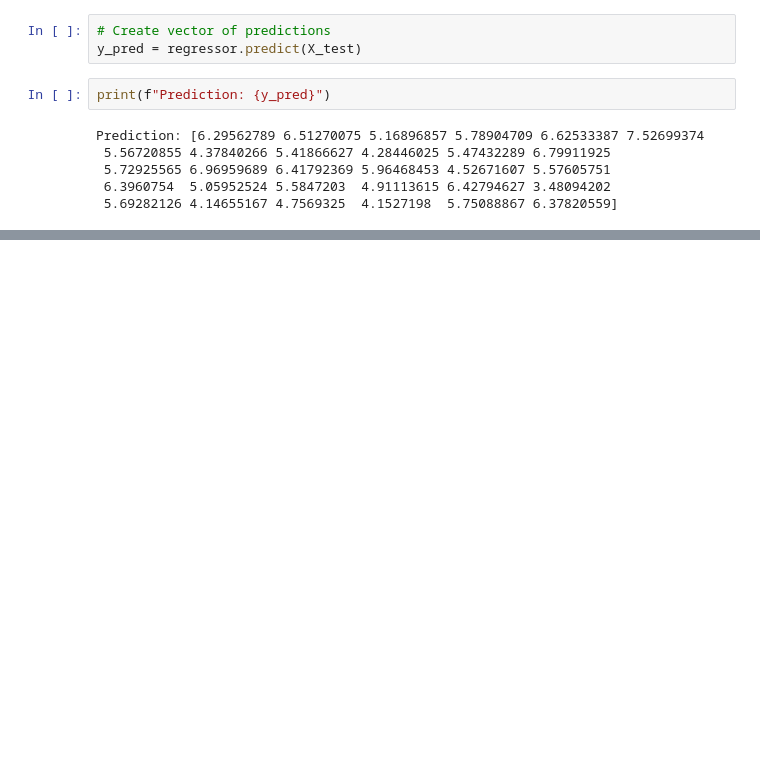
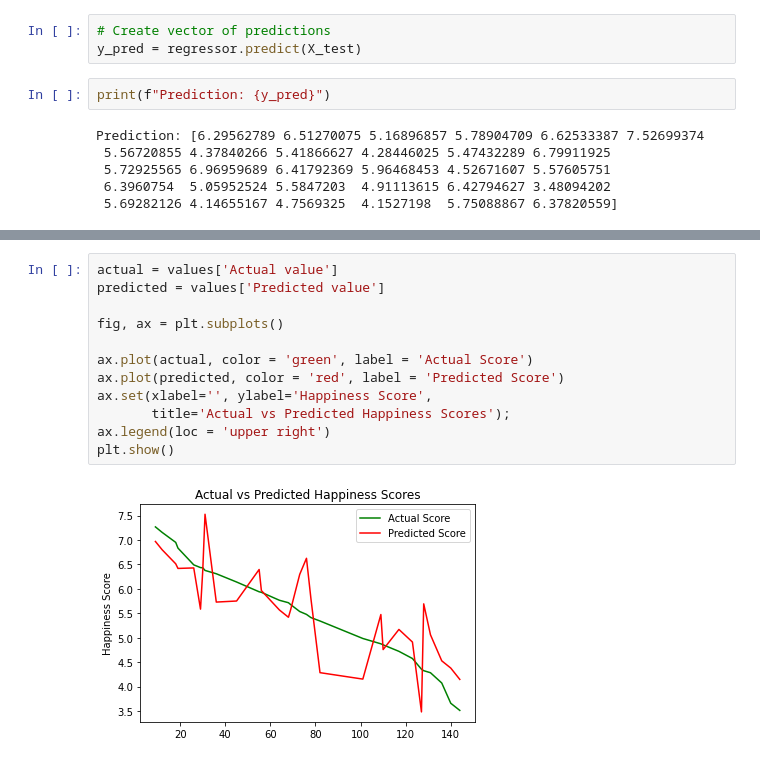
Before and after one commit to Wavelydavely/World_Happiness_Report, a Jupyter notebook: s2model.ipynb, the cells around one changed output, grey strips where cells are left out. Cells and saved outputs as stored; diff of their text form; blank space fills up the shorter version.

```diff
--- a/s2model.ipynb
+++ b/s2model.ipynb
@@ -125,0 +119,14 @@ Root Mean Square Error: 0.6419874335340742
+# %%
+actual = values['Actual value']
+predicted = values['Predicted value']
+
+fig, ax = plt.subplots()
+
+ax.plot(actual, color = 'green', label = 'Actual Score')
+ax.plot(predicted, color = 'red', label = 'Predicted Score')
+ax.set(xlabel='', ylabel='Happiness Score',
+       title='Actual vs Predicted Happiness Scores');
+ax.legend(loc = 'upper right')
+plt.show()
+# %% [output]
+[figure, added]
```
Also changed, not shown: parts of 6 cells of this notebook.
